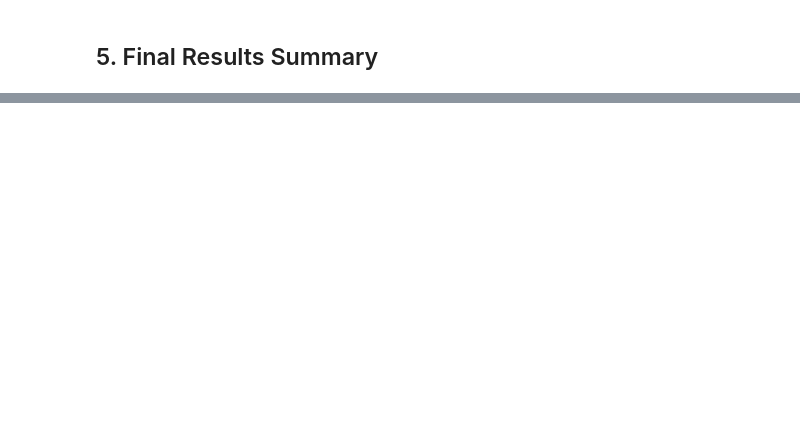
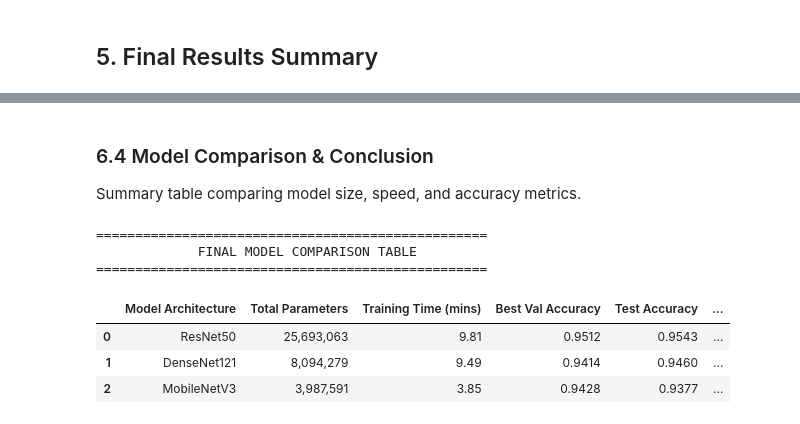
Before and after one commit to sf11w/ISB46703_AI_MiniProject_Group13, a Jupyter notebook: train_models.ipynb, the cells around one changed output, grey strips where cells are left out. Drawn from its saved outputs; the diff is of its cells as text; code cells hidden in the pictures; blank space fills up the shorter version.

```diff
--- a/train_models.ipynb
+++ b/train_models.ipynb
@@ -386,0 +573,48 @@ Hyperparameter tuning complete!
+# %% [markdown]
+### 6.4 Model Comparison & Conclusion
+Summary table comparing model size, speed, and accuracy metrics.
+# %%
+import pandas as pd
+
+training_times = {
+    'ResNet50': 9.81,      # minutes
+    'DenseNet121': 9.49,   # minutes
+    'MobileNetV3': 3.85    # minutes
+}
+
+summary_comparison = []
+
+for m in models:
+    model_file = f'{m}_best_model.keras'
+    if not os.path.exists(model_file):
+        continue
+
+    model = tf.keras.models.load_model(model_file)
+    total_params = model.count_params()
+
+    csv_file = f'{m}_training_history.csv' if os.path.exists(f'{m}_training_history.csv') else f'logs/{m}_training_history.csv'
+    df_hist = pd.read_csv(csv_file)
+    best_val_acc = df_hist['val_accuracy'].max()
+
+    summary_comparison.append({
+        'Model Architecture': m,
+        'Total Parameters': f"{total_params:,}",
+        'Training Time (mins)': f"{training_times[m]:.2f}",
+        'Best Val Accuracy': f"{best_val_acc:.4f}",
+        'Test Accuracy': f"{test_evals[m]['accuracy']:.4f}",
+        'Test mAP (PR-AUC)': f"{test_evals[m]['mAP']:.4f}"
+    })
+
+df_comparative = pd.DataFrame(summary_comparison)
+print("\n" + "="*50)
+print("             FINAL MODEL COMPARISON TABLE")
+print("="*50)
+display(df_comparative)
+# %% [output]
+==================================================
+             FINAL MODEL COMPARISON TABLE
+==================================================
+|  | Model Architecture | Total Parameters | Training Time (mins) | Best Val Accuracy | Test Accuracy | ... |
+| 0 | ResNet50 | 25,693,063 | 9.81 | 0.9512 | 0.9543 | ... |
+| 1 | DenseNet121 | 8,094,279 | 9.49 | 0.9414 | 0.9460 | ... |
+| 2 | MobileNetV3 | 3,987,591 | 3.85 | 0.9428 | 0.9377 | ... |
```
Also changed, not shown: parts of 15 cells of this notebook.
